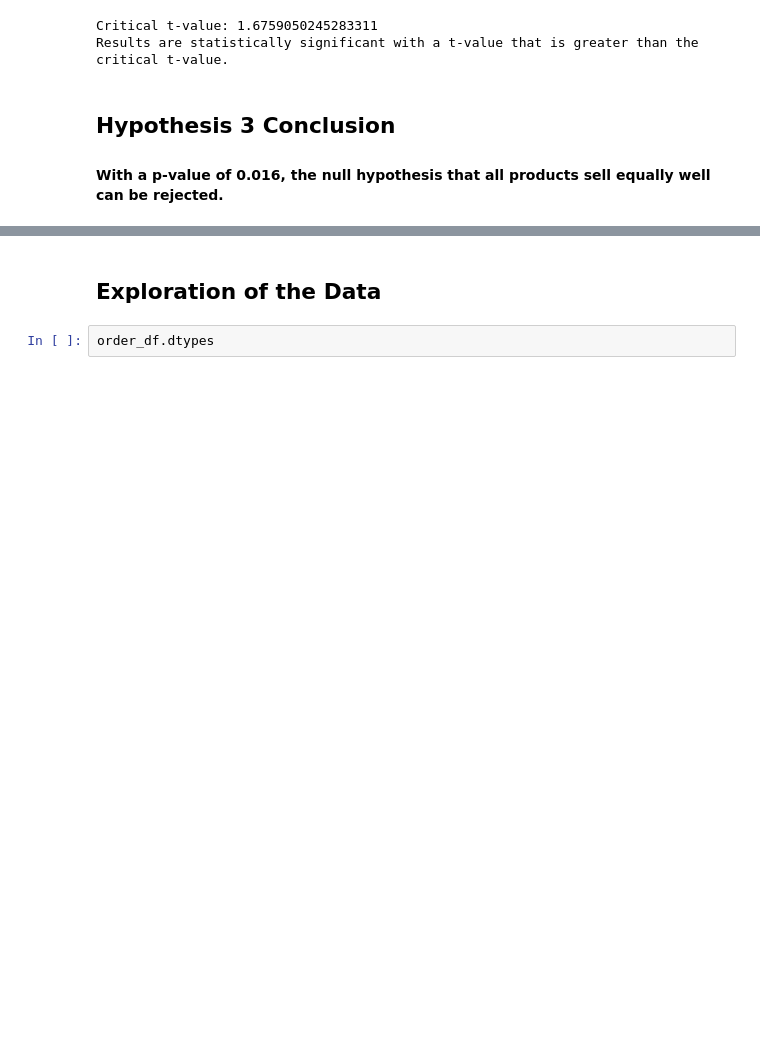
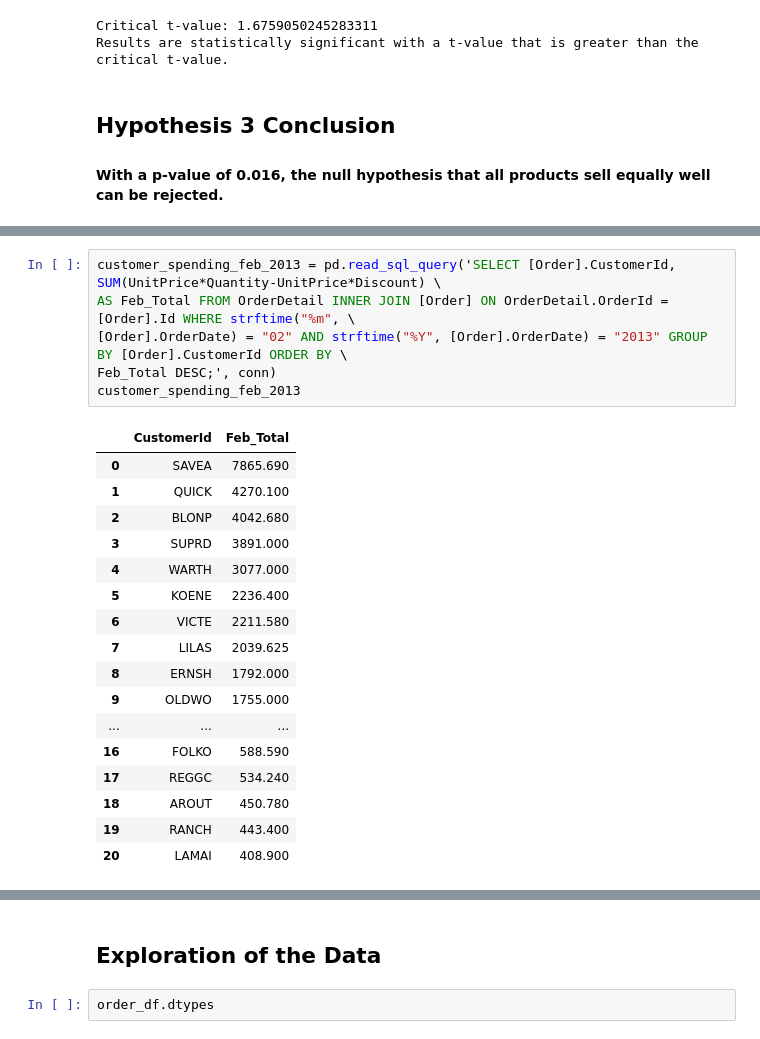
Before and after one commit to MagicMilly/dsc-2-final-project-online-ds-ft-100118, a Jupyter notebook: student.ipynb, the cells around one changed output, grey strips where cells are left out. Drawn from its saved outputs; the diff is of its cells as text; blank space fills up the shorter version.

```diff
--- a/student.ipynb
+++ b/student.ipynb
@@ -738,0 +763,24 @@ Results are statistically significant with a t-value that is greater than the cr
+# %%
+customer_spending_feb_2013 = pd.read_sql_query('SELECT [Order].CustomerId, SUM(UnitPrice*Quantity-UnitPrice*Discount) \
+AS Feb_Total FROM OrderDetail INNER JOIN [Order] ON OrderDetail.OrderId = [Order].Id WHERE strftime("%m", \
+[Order].OrderDate) = "02" AND strftime("%Y", [Order].OrderDate) = "2013" GROUP BY [Order].CustomerId ORDER BY \
+Feb_Total DESC;', conn)
+customer_spending_feb_2013
+# %% [output]
+|  | CustomerId | Feb_Total |
+| 0 | SAVEA | 7865.690 |
+| 1 | QUICK | 4270.100 |
+| 2 | BLONP | 4042.680 |
+| 3 | SUPRD | 3891.000 |
+| 4 | WARTH | 3077.000 |
+| 5 | KOENE | 2236.400 |
+| 6 | VICTE | 2211.580 |
+| 7 | LILAS | 2039.625 |
+| 8 | ERNSH | 1792.000 |
+| 9 | OLDWO | 1755.000 |
+| ... | ... | ... |
+| 16 | FOLKO | 588.590 |
+| 17 | REGGC | 534.240 |
+| 18 | AROUT | 450.780 |
+| 19 | RANCH | 443.400 |
+| 20 | LAMAI | 408.900 |
```
Also changed, not shown: parts of 13 cells of this notebook.
